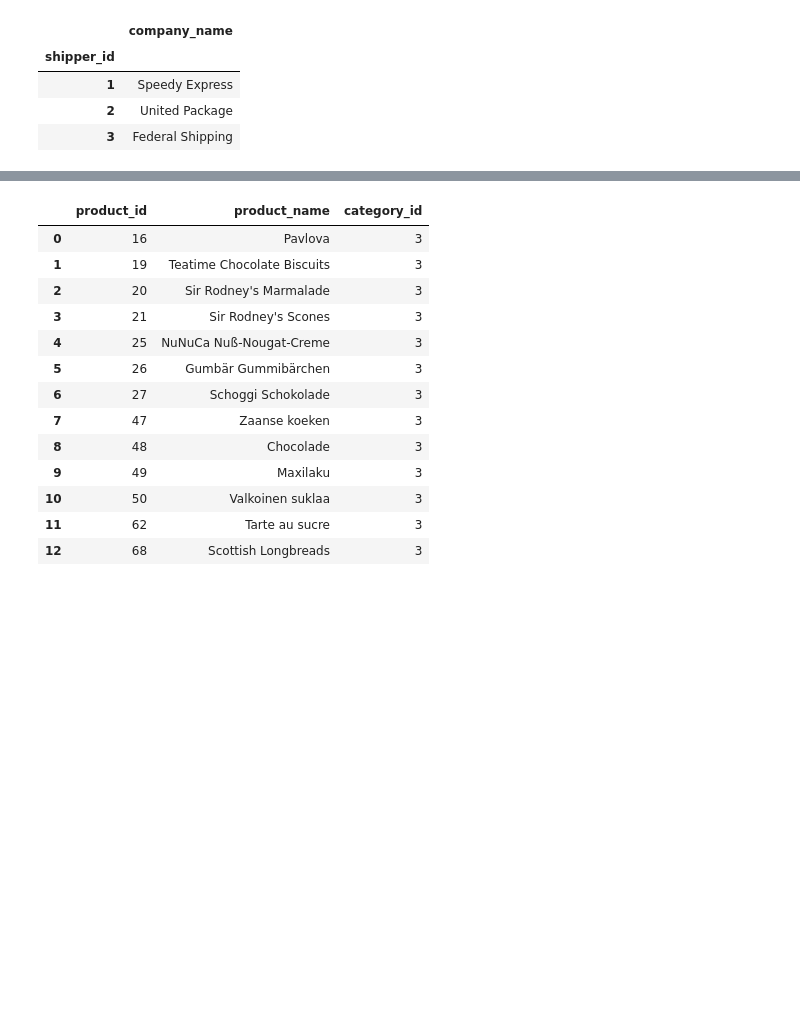
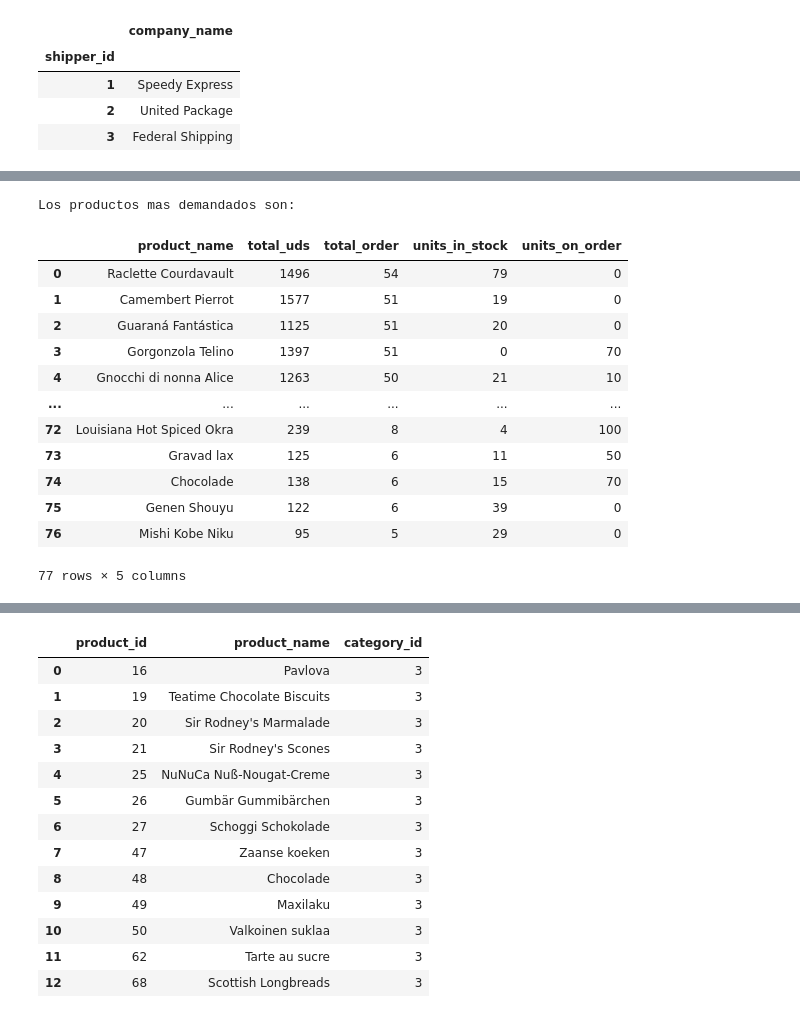
Before and after one commit to davidsequeiro/Ejercicios-DavidSequeiro, a Jupyter notebook: Python/Test_PythonSql.ipynb, the cells around one changed output, grey strips where cells are left out. Drawn from its saved outputs; the diff is of its cells as text; code cells hidden in the pictures; blank space fills up the shorter version.

```diff
--- a/Python/Test_PythonSql.ipynb
+++ b/Python/Test_PythonSql.ipynb
@@ -884,0 +843,35 @@ categoría.
+# %%
+sql_query = '''
+SELECT p.product_name,
+	SUM(od.quantity) AS total_uds,
+ COUNT(od.order_id) AS total_order,
+	p.units_in_stock,
+	p.units_on_order
+FROM products p
+JOIN order_details od ON p.product_id = od.product_id
+GROUP BY p.product_name, p.units_in_stock, p.units_on_order
+ORDER BY total_order DESC
+'''
+cursor = conn.cursor()
+cursor.execute(sql_query)
+rows = cursor.fetchall()
+colnames = [desc[0] for desc in cursor.description]
+cursor.close()
+prod_demand = pd.DataFrame(data = rows, columns = colnames)
+print(f'Los productos mas demandados son:')
+prod_demand
+# %% [output]
+Los productos mas demandados son:
+|  | product_name | total_uds | total_order | units_in_stock | units_on_order |
+| 0 | Raclette Courdavault | 1496 | 54 | 79 | 0 |
+| 1 | Camembert Pierrot | 1577 | 51 | 19 | 0 |
+| 2 | Guaraná Fantástica | 1125 | 51 | 20 | 0 |
+| 3 | Gorgonzola Telino | 1397 | 51 | 0 | 70 |
+| 4 | Gnocchi di nonna Alice | 1263 | 50 | 21 | 10 |
+| ... | ... | ... | ... | ... | ... |
+| 72 | Louisiana Hot Spiced Okra | 239 | 8 | 4 | 100 |
+| 73 | Gravad lax | 125 | 6 | 11 | 50 |
+| 74 | Chocolade | 138 | 6 | 15 | 70 |
+| 75 | Genen Shouyu | 122 | 6 | 39 | 0 |
+| 76 | Mishi Kobe Niku | 95 | 5 | 29 | 0 |
+77 rows × 5 columns
```
Also changed, not shown: parts of 120 cells of this notebook.
